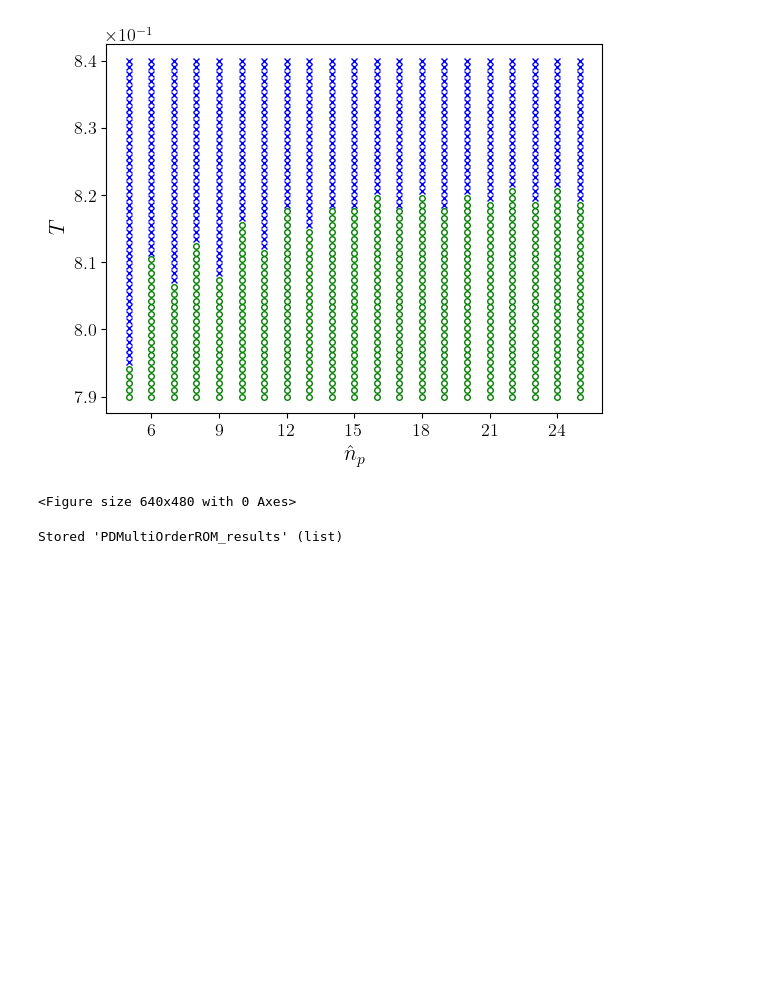
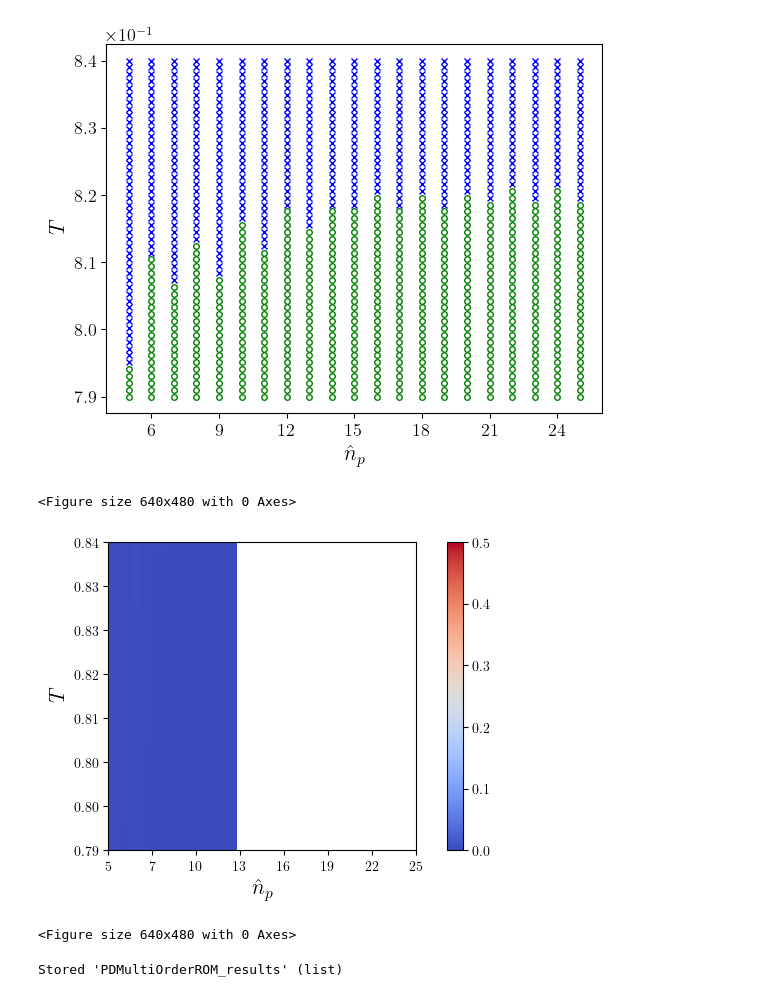
Before and after one commit to mavasbel/model_reduction, a Jupyter notebook: PDMultiOrderMOR.ipynb, the cells around one changed output. Saved outputs shown, nothing was run; the diff lists cells and outputs as text; code cells hidden in the pictures; blank space fills up the shorter version.

Commit message:
Added plot to multiorder simulation

```diff
--- a/PDMultiOrderMOR.ipynb
+++ b/PDMultiOrderMOR.ipynb
@@ -256,6 +260,78 @@ plt.savefig('reduction_vs_sampling.png', format='png')
 # %% [output]
 [figure]
 <Figure size 640x480 with 0 Axes>
+# %%
+imax = max(PDMultiParamsMOR_results, key=lambda x: x[0][0])[0][0] + 1
+jmax = max(PDMultiParamsMOR_results, key=lambda x: x[0][1])[0][1] + 1
+
+samp_Y = numpy.empty((imax,jmax))
+samp_Y.fill(numpy.nan)
+reduction_X = numpy.empty((imax,jmax))
+reduction_X.fill(numpy.nan)
+eps_u_y_cl_Z = numpy.empty((imax,jmax))
+eps_u_y_cl_Z.fill(numpy.nan)
+
+for k in range(len(PDMultiOrderROM_results)):
+    (i,j),(mathcalPext, hatMathcalPext, reduction_order,
+                mathcalC, Kp, Td, N, Tsam,
+                mathcalPcl, normInfMathcalPcl, normInfMathcalPcl_MIMO,
+                hatMathcalPcl, normInfHatMathcalPcl, normInfHatMathcalPcl_MIMO,
+                mathcalEcl, normInfMathcalEcl, normInfMathcalEcl_MIMO,
+                kappa_dv) = PDMultiOrderROM_results[k]
+
+    gamma_w_dv = normInfMathcalPcl_MIMO[0,0]
+    gamma_w_y  = normInfMathcalPcl_MIMO[1,0]
+    gamma_u_dv = normInfMathcalPcl_MIMO[0,1]
+    gamma_u_y  = normInfMathcalPcl_MIMO[1,1]
+    hat_gamma_w_dv = normInfHatMathcalPcl_MIMO[0,0]
+    hat_gamma_w_y  = normInfHatMathcalPcl_MIMO[1,0]
+    hat_gamma_u_dv = normInfHatMathcalPcl_MIMO[0,1]
+    hat_gamma_u_y  = normInfHatMathcalPcl_MIMO[1,1]
+    eps_w_dv = normInfMathcalEcl_MIMO[0,0]
+    eps_w_y  = normInfMathcalEcl_MIMO[1,0]
+    eps_u_dv = normInfMathcalEcl_MIMO[0,1]
+    eps_u_y  = normInfMathcalEcl_MIMO[1,1]
+
+    den_hat_gamma = (1-kappa_dv*hat_gamma_w_dv)
+    den_gamma = (1-kappa_dv*gamma_w_dv)
+    if den_hat_gamma<=0 or den_gamma<=0: eps_u_y_cl = numpy.nan
+    else: eps_u_y_cl = ( hat_gamma_w_y/den_hat_gamma )*( (kappa_dv**2)*gamma_u_dv*eps_w_dv/den_gamma + kappa_dv*eps_u_dv ) \
+            + kappa_dv*gamma_u_dv*eps_w_y/den_gamma \
+            + eps_u_y
+    # print(eps_u_y_cl, "\t", Kp/Td, "\t", Tsam, "\t", (1-kappa_dv*hat_gamma_w_dv), "\t", (1-kappa_dv*gamma_w_dv))
+
+    samp_Y[i,j] = Tsam
+    reduction_X[i,j] = reduction_order
+    eps_u_y_cl_Z[i,j] = eps_u_y_cl
+
+# plt.subplots(subplot_kw={"projection": "3d"})
+# surf = plt.gca().plot_surface(kp_td_X, samp_Y, eps_u_y_cl_Z, cmap=cm.coolwarm, linewidth=0, antialiased=False, vmin=-0, vmax=0.5)
+# plt.gca().view_init(elev=90, azim=-90)
+# plt.xlabel('$\\frac{K_p}{T_d}$', fontsize=16)
+# plt.ylabel('$T$', fontsize=16)
+# plt.ylabel('$T$', fontsize=16)
+# plt.gca().set_zlim(-0, 0.5)
+# plt.gcf().colorbar(surf, shrink=0.5, aspect=5)
+# plt.show()
+
+# eps_u_y_cl_Z = list(map(list, zip(*eps_u_y_cl_Z[::-1])))[::-1]
+eps_u_y_cl_Z = eps_u_y_cl_Z[::-1,:]
+# eps_u_y_cl_Z = eps_u_y_cl_Z[:,::-1]
+plt.subplots(figsize=(8,4))
+plt.imshow(eps_u_y_cl_Z, cmap=cm.coolwarm, vmin=-0, vmax=0.5, extent=[0, jmax, 0, imax])
+plt.gca().set_xticks(numpy.linspace(0,jmax,8))
+plt.gca().set_xticklabels(["${0:d}$".format(int(tick)) for tick in numpy.linspace(min(reduction_X[0,:]),max(reduction_X[0,:]),8)])
+plt.gca().set_yticks(numpy.linspace(0,imax,8))
+plt.gca().set_yticklabels(["${0:.2f}$".format(tick) for tick in numpy.linspace(min(samp_Y[:,0]),max(samp_Y[:,0]),8)])
+plt.colorbar()
+plt.xlabel('$\\hat{n}_p$', fontsize=16)
+plt.ylabel('$T$', fontsize=16)
+plt.show()
+
+plt.savefig('performance_error_bound.png', format='png')
+# %% [output]
+[figure, added]
+<Figure size 640x480 with 0 Axes>
 # %%
 %store -d PDMultiOrderROM_results
 %store PDMultiOrderROM_results
```
Also changed, not shown: parts of 2 cells of this notebook.
